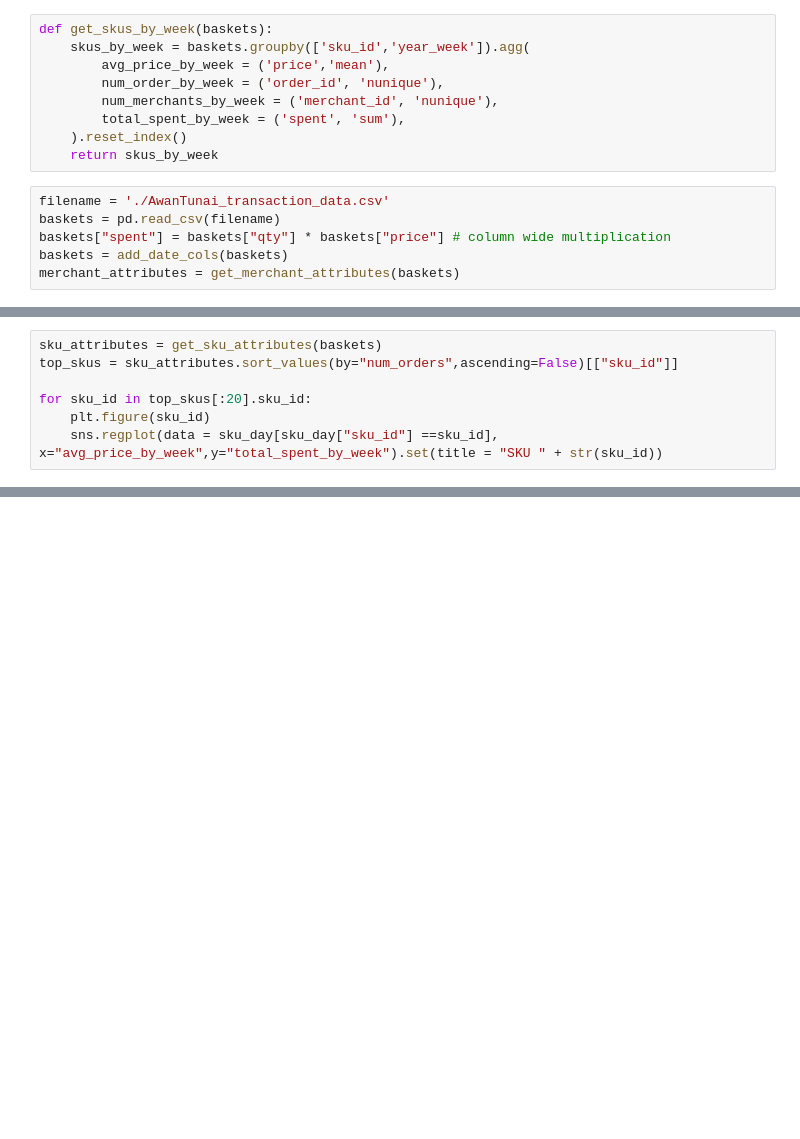
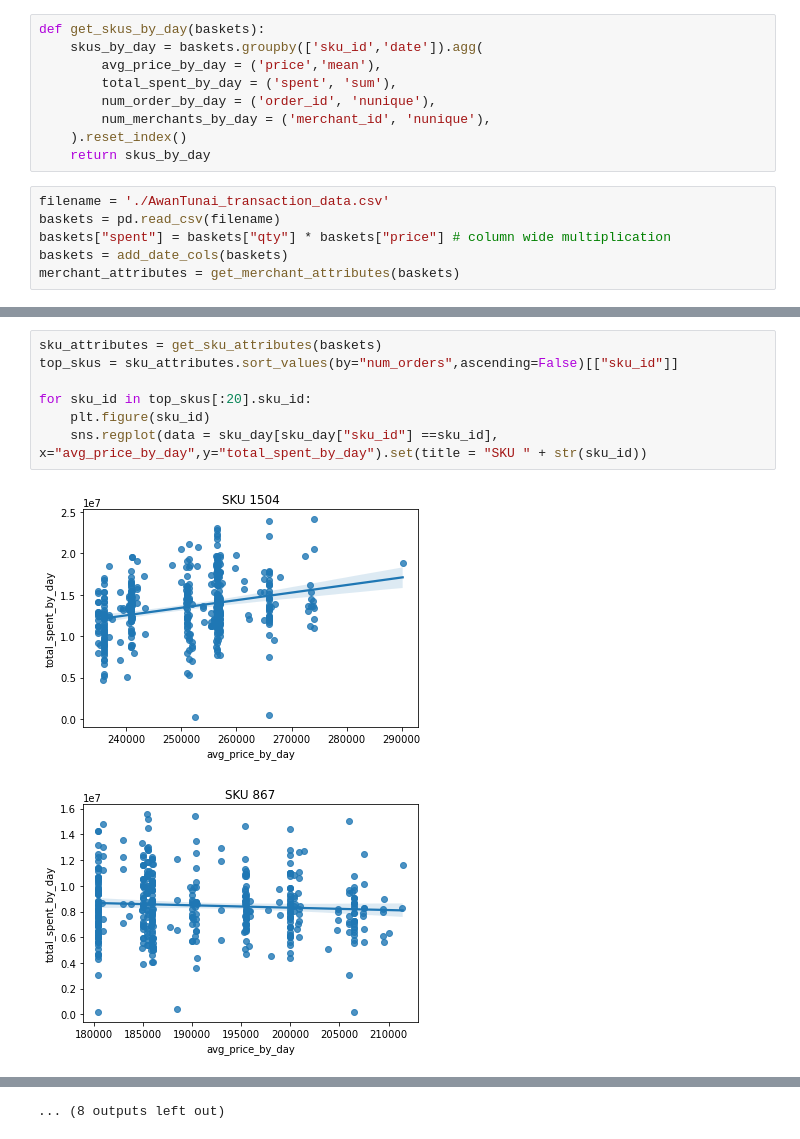
Before and after one commit to yingli/applieddatascience, a Jupyter notebook: sample_code/NB06_In_Class.ipynb, the cells around one changed output, grey strips where cells are left out. Saved outputs shown, nothing was run; the diff lists cells and outputs as text; blank space fills up the shorter version.

```diff
--- a/sample_code/NB06_In_Class.ipynb
+++ b/sample_code/NB06_In_Class.ipynb
@@ -70,12 +66,12 @@ def get_sku_attributes(baskets):
 # %%
-def get_skus_by_week(baskets):
-    skus_by_week = baskets.groupby(['sku_id','year_week']).agg(
-        avg_price_by_week = ('price','mean'),
-        num_order_by_week = ('order_id', 'nunique'),
-        num_merchants_by_week = ('merchant_id', 'nunique'),
-        total_spent_by_week = ('spent', 'sum'),
+def get_skus_by_day(baskets):
+    skus_by_day = baskets.groupby(['sku_id','date']).agg(
+        avg_price_by_day = ('price','mean'),
+        total_spent_by_day = ('spent', 'sum'),
+        num_order_by_day = ('order_id', 'nunique'),
+        num_merchants_by_day = ('merchant_id', 'nunique'),
     ).reset_index()
-    return skus_by_week
+    return skus_by_day
 # %%
 filename = './AwanTunai_transaction_data.csv'
 baskets = pd.read_csv(filename)
@@ -95,7 +117,10 @@ top_skus.head(20)
 # %%
 sku_attributes = get_sku_attributes(baskets)
 top_skus = sku_attributes.sort_values(by="num_orders",ascending=False)[["sku_id"]]
 
 for sku_id in top_skus[:20].sku_id:
     plt.figure(sku_id)
-    sns.regplot(data = sku_day[sku_day["sku_id"] ==sku_id], x="avg_price_by_week",y="total_spent_by_week").set(title = "SKU " + str(sku_id))
+    sns.regplot(data = sku_day[sku_day["sku_id"] ==sku_id], x="avg_price_by_day",y="total_spent_by_day").set(title = "SKU " + str(sku_id))
+# %% [output]
+[figure, added]
+[figure, added]
@@ -102,3 +137,4 @@ for sku_id in top_skus[:20].sku_id:
+... (8 outputs left out)
 # %%
 sku_attributes = get_sku_attributes(baskets)
 top_skus = sku_attributes.sort_values(by="num_orders",ascending=False)[["sku_id"]]
```
Also changed, not shown: parts of 7 cells of this notebook, 4 other files.
